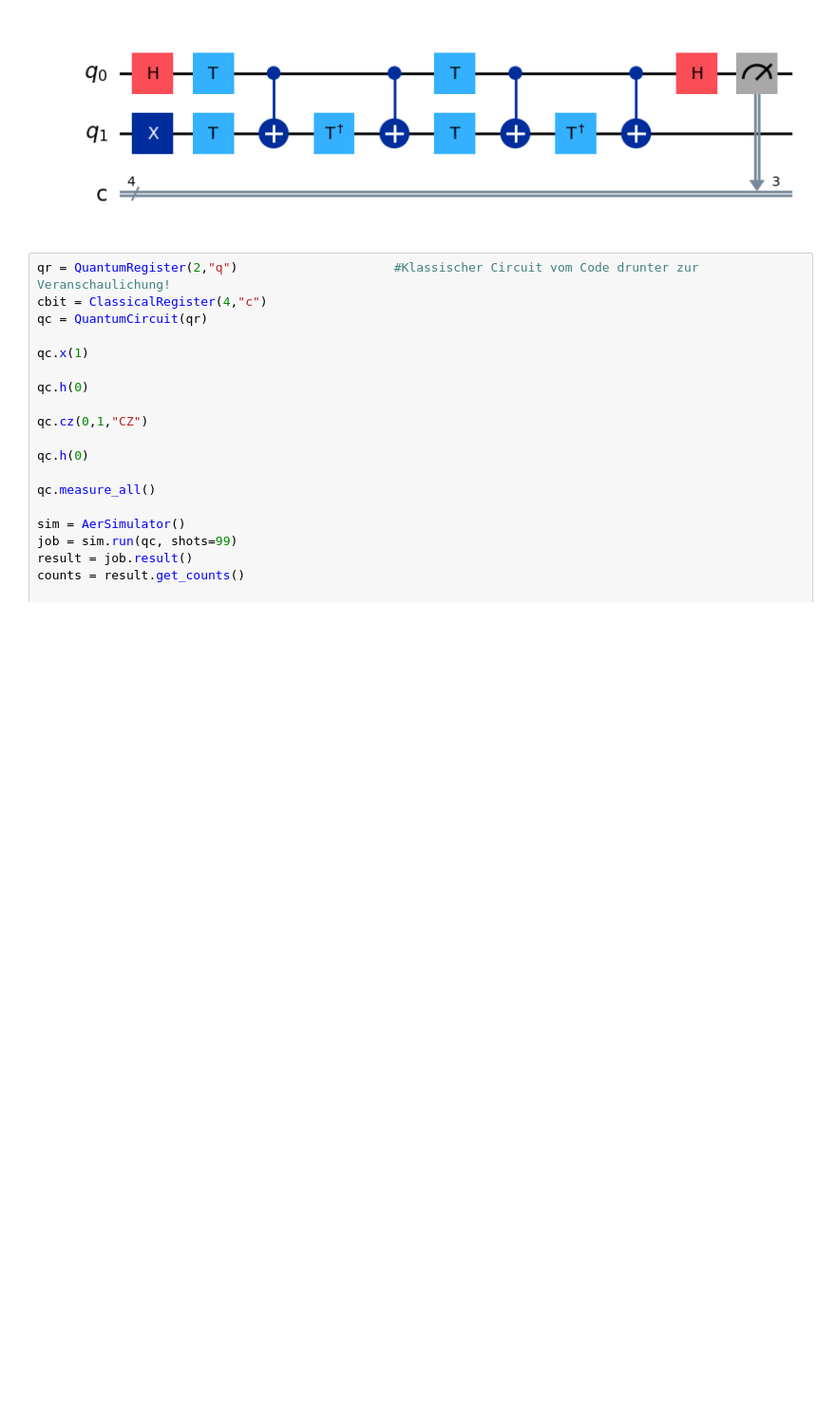
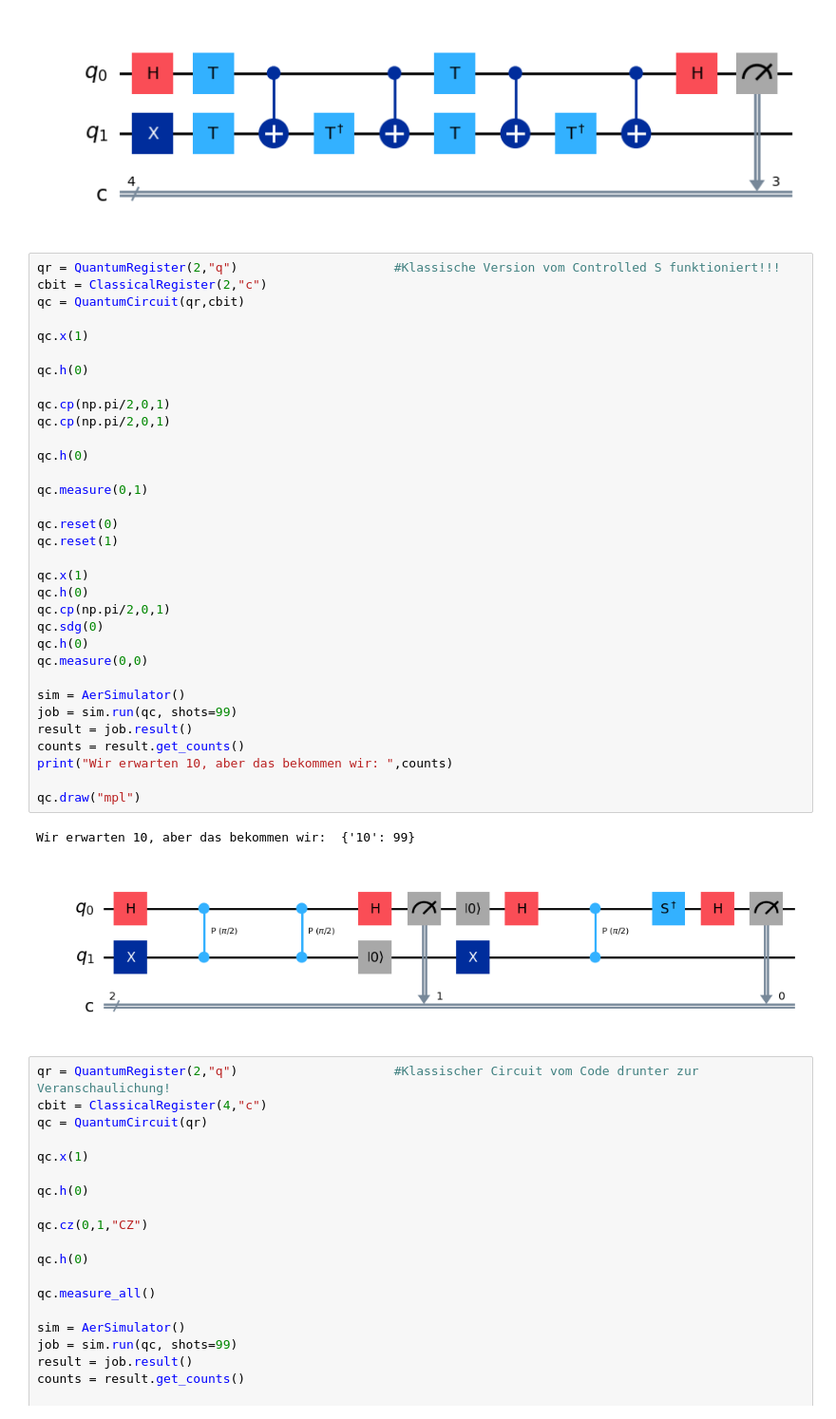
Before and after one commit to RicemanBoy/qc_researchproject, a Jupyter notebook: Rotated Surface Code/Eigener Surface Code.ipynb, the cells around one changed output. Shown at 95% size. Cells and saved outputs as stored; diff of their text form; blank space fills up the shorter version.

```diff
--- a/Rotated Surface Code/Eigener Surface Code.ipynb
+++ b/Rotated Surface Code/Eigener Surface Code.ipynb
@@ -656,6 +656,42 @@ qc.draw("mpl")
 # %% [output]
 Wir erwarten 1000, aber das bekommen wir:  {'1000': 99}
 [figure]
+# %%
+qr = QuantumRegister(2,"q")                     #Klassische Version vom Controlled S funktioniert!!!
+cbit = ClassicalRegister(2,"c")
+qc = QuantumCircuit(qr,cbit)
+
+qc.x(1)
+
+qc.h(0)
+
+qc.cp(np.pi/2,0,1)
+qc.cp(np.pi/2,0,1)
+
+qc.h(0)
+
+qc.measure(0,1)
+
+qc.reset(0)
+qc.reset(1)
+
+qc.x(1)
+qc.h(0)
+qc.cp(np.pi/2,0,1)
+qc.sdg(0)
+qc.h(0)
+qc.measure(0,0)
+
+sim = AerSimulator()
+job = sim.run(qc, shots=99)
+result = job.result()
+counts = result.get_counts()
+print("Wir erwarten 10, aber das bekommen wir: ",counts)
+
+qc.draw("mpl")
+# %% [output]
+Wir erwarten 10, aber das bekommen wir:  {'10': 99}
+[figure, added]
 # %%
 qr = QuantumRegister(2,"q")                     #Klassischer Circuit vom Code drunter zur Veranschaulichung!
 cbit = ClassicalRegister(4,"c")
```
Also changed, not shown: parts of 3 cells of this notebook, 3 other files.
